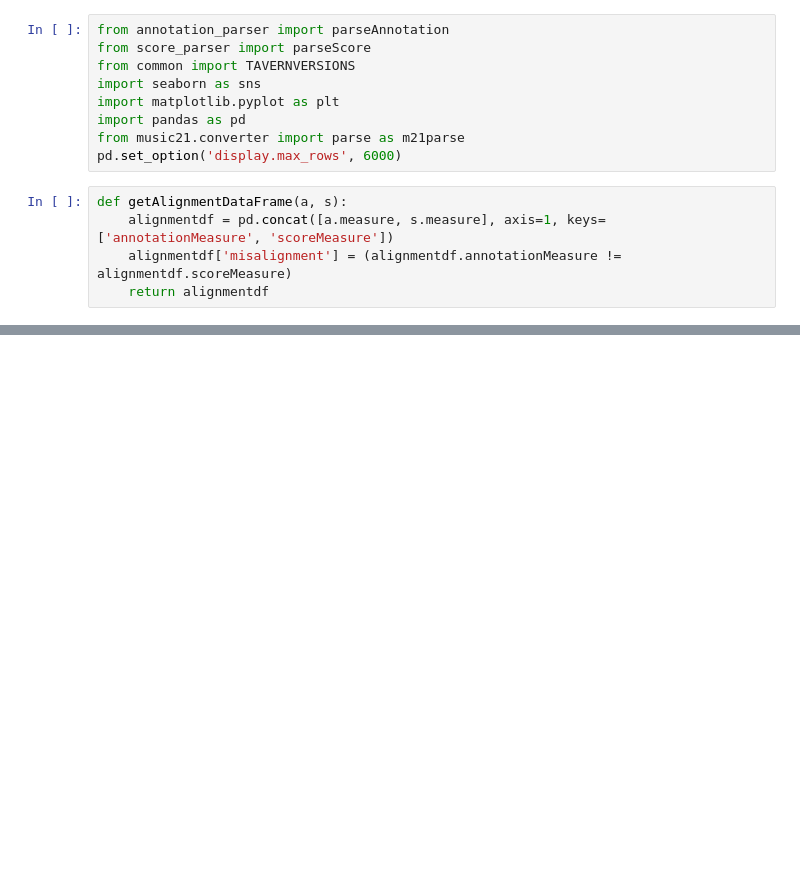
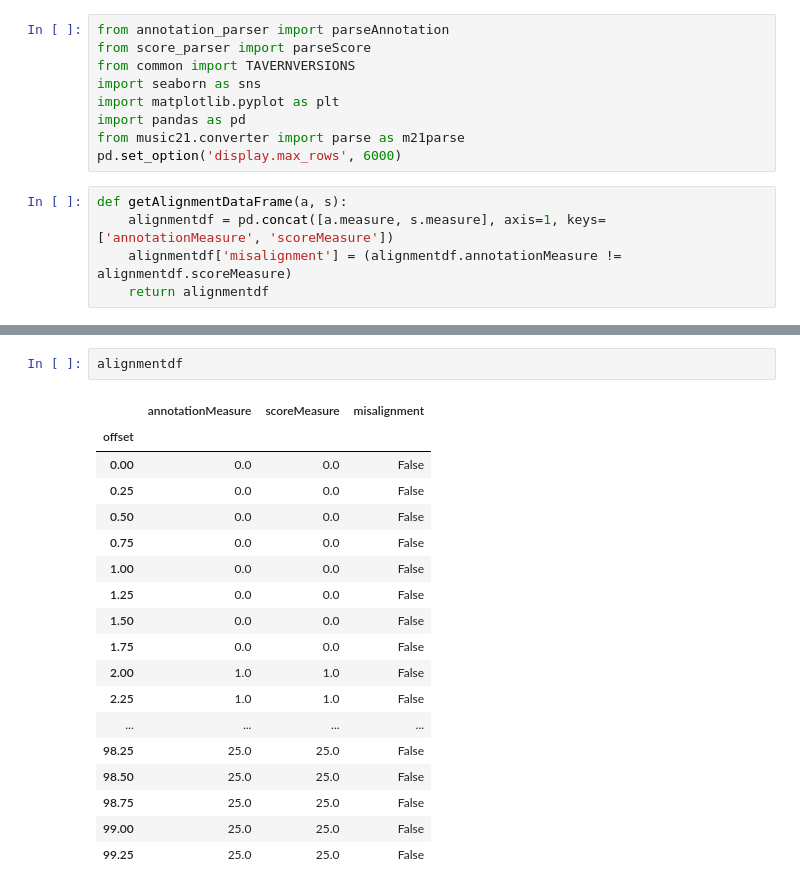
Before and after one commit to napulen/AugmentedNet, a Jupyter notebook: MeasureAlignment.ipynb, the cells around one changed output, grey strips where cells are left out. Cells and saved outputs as stored; diff of their text form; blank space fills up the shorter version.

Commit message:
Latest use of MeasureAlignment for ABC files

```diff
--- a/MeasureAlignment.ipynb
+++ b/MeasureAlignment.ipynb
@@ -50,0 +51,21 @@ Alignment Score:  0.0
+# %%
+alignmentdf
+# %% [output]
+|  | annotationMeasure | scoreMeasure | misalignment |
+| offset |  |  |  |
+| 0.00 | 0.0 | 0.0 | False |
+| 0.25 | 0.0 | 0.0 | False |
+| 0.50 | 0.0 | 0.0 | False |
+| 0.75 | 0.0 | 0.0 | False |
+| 1.00 | 0.0 | 0.0 | False |
+| 1.25 | 0.0 | 0.0 | False |
+| 1.50 | 0.0 | 0.0 | False |
+| 1.75 | 0.0 | 0.0 | False |
+| 2.00 | 1.0 | 1.0 | False |
+| 2.25 | 1.0 | 1.0 | False |
+| ... | ... | ... | ... |
+| 98.25 | 25.0 | 25.0 | False |
+| 98.50 | 25.0 | 25.0 | False |
+| 98.75 | 25.0 | 25.0 | False |
+| 99.00 | 25.0 | 25.0 | False |
+| 99.25 | 25.0 | 25.0 | False |
```
Also changed, not shown: parts of 5 cells of this notebook.
